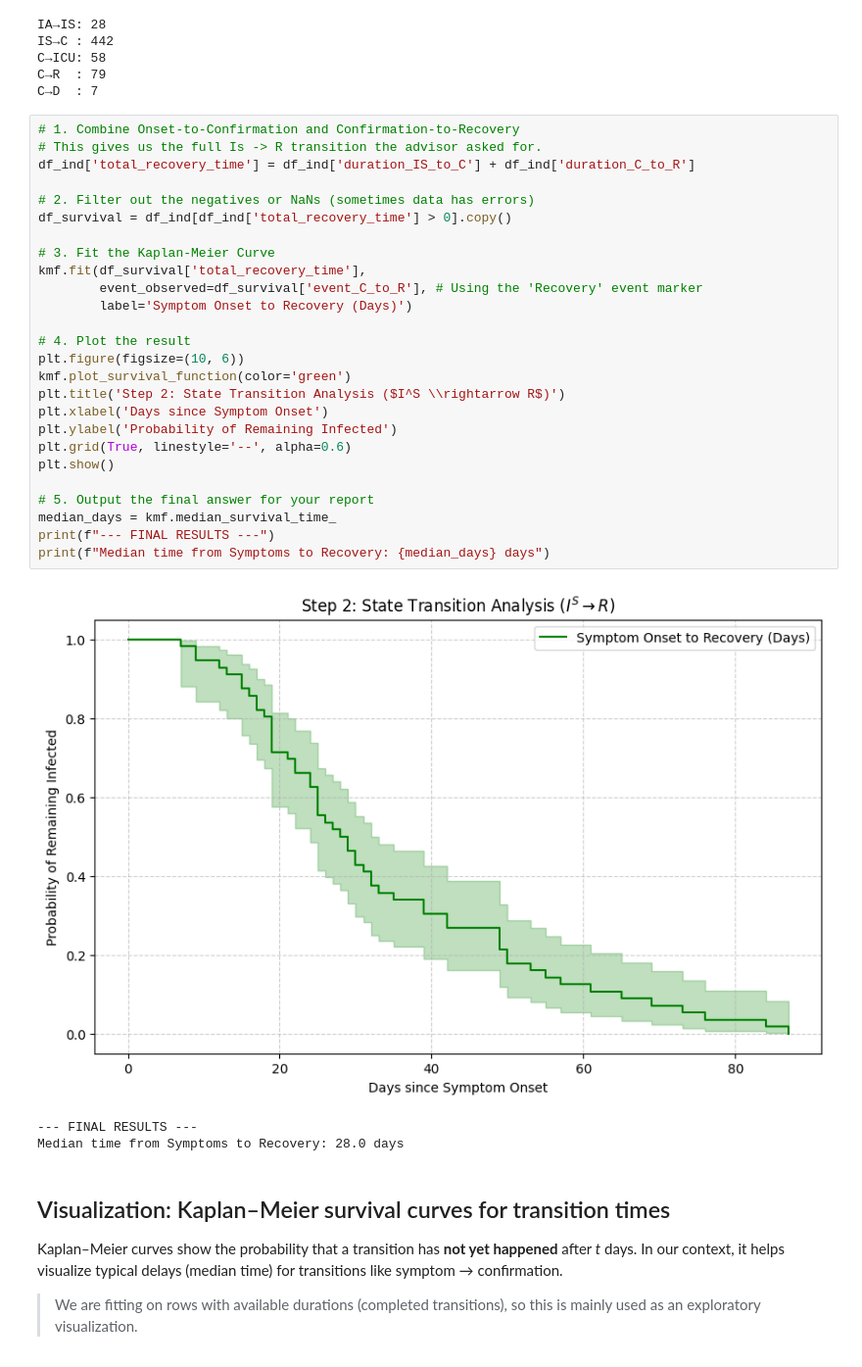
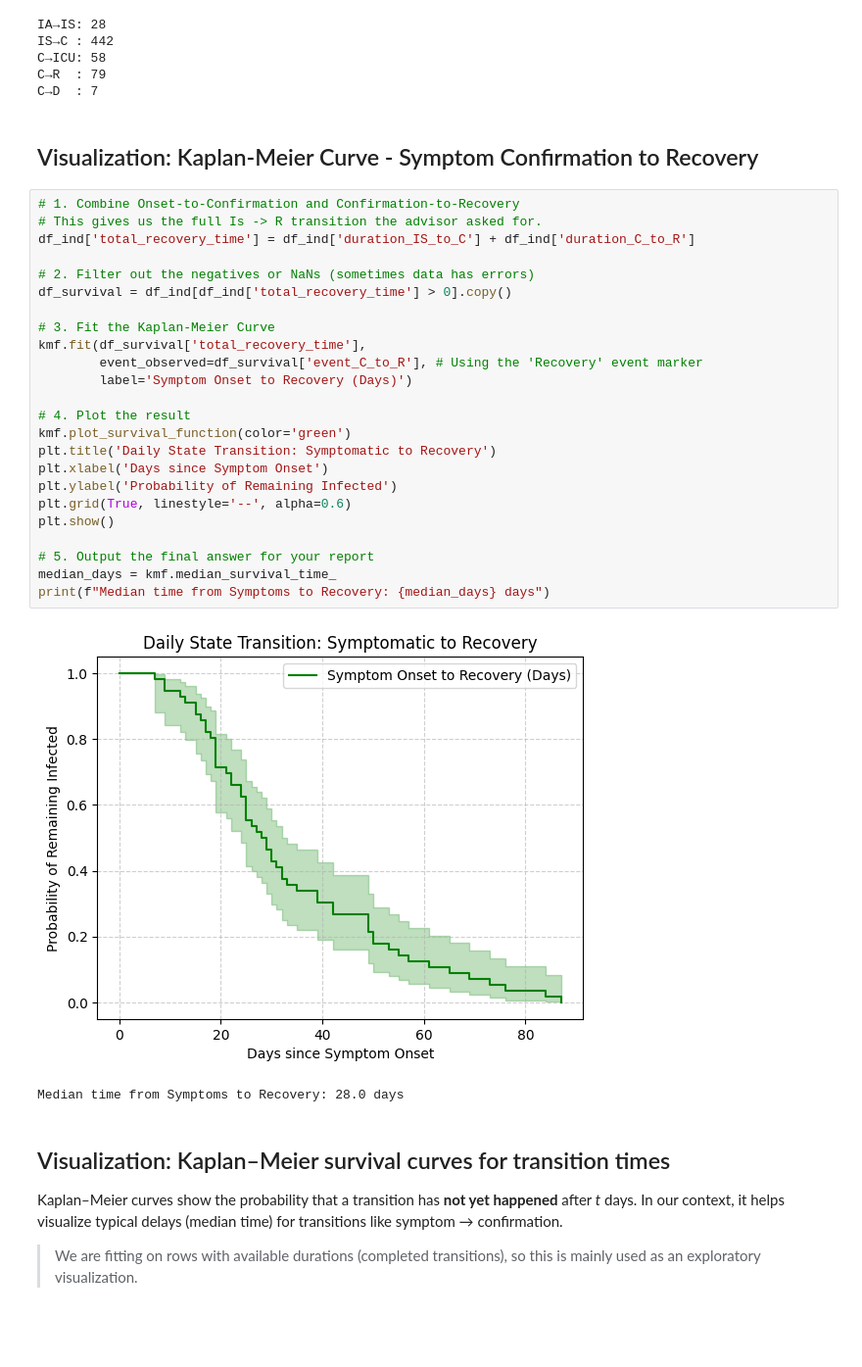
Before and after one commit to dmdce/CSMODEL-MCO1-Notebook-Files, a Jupyter notebook: CSMODEL_MCO1_Notebook_(Step_2_finished).ipynb, the cells around one changed output. Shown at 98% size. Drawn from its saved outputs; the diff is of its cells as text; blank space fills up the shorter version.

Commit message:
cleaned some code on step 3

```diff
--- a/CSMODEL_MCO1_Notebook_(Step_2_finished).ipynb
+++ b/CSMODEL_MCO1_Notebook_(Step_2_finished).ipynb
@@ -219,35 +219,34 @@ IS→C : 442
 C→ICU: 58
 C→R  : 79
 C→D  : 7
+# %% [markdown]
+## Visualization: Kaplan-Meier Curve - Symptom Confirmation to Recovery
 # %%
 # 1. Combine Onset-to-Confirmation and Confirmation-to-Recovery
 # This gives us the full Is -> R transition the advisor asked for.
 df_ind['total_recovery_time'] = df_ind['duration_IS_to_C'] + df_ind['duration_C_to_R']
 
 # 2. Filter out the negatives or NaNs (sometimes data has errors)
 df_survival = df_ind[df_ind['total_recovery_time'] > 0].copy()
 
 # 3. Fit the Kaplan-Meier Curve
 kmf.fit(df_survival['total_recovery_time'],
         event_observed=df_survival['event_C_to_R'], # Using the 'Recovery' event marker
         label='Symptom Onset to Recovery (Days)')
 
 # 4. Plot the result
-plt.figure(figsize=(10, 6))
 kmf.plot_survival_function(color='green')
-plt.title('Step 2: State Transition Analysis ($I^S \\rightarrow R$)')
+plt.title('Daily State Transition: Symptomatic to Recovery')
 plt.xlabel('Days since Symptom Onset')
 plt.ylabel('Probability of Remaining Infected')
 plt.grid(True, linestyle='--', alpha=0.6)
 plt.show()
 
 # 5. Output the final answer for your report
 median_days = kmf.median_survival_time_
-print(f"--- FINAL RESULTS ---")
 print(f"Median time from Symptoms to Recovery: {median_days} days")
 # %% [output]
-[figure, old version]
+[figure, new version]
---- FINAL RESULTS ---
 Median time from Symptoms to Recovery: 28.0 days
 # %% [markdown]
 ## Visualization: Kaplan–Meier survival curves for transition times
```
Also changed, not shown: parts of 2 cells of this notebook.
